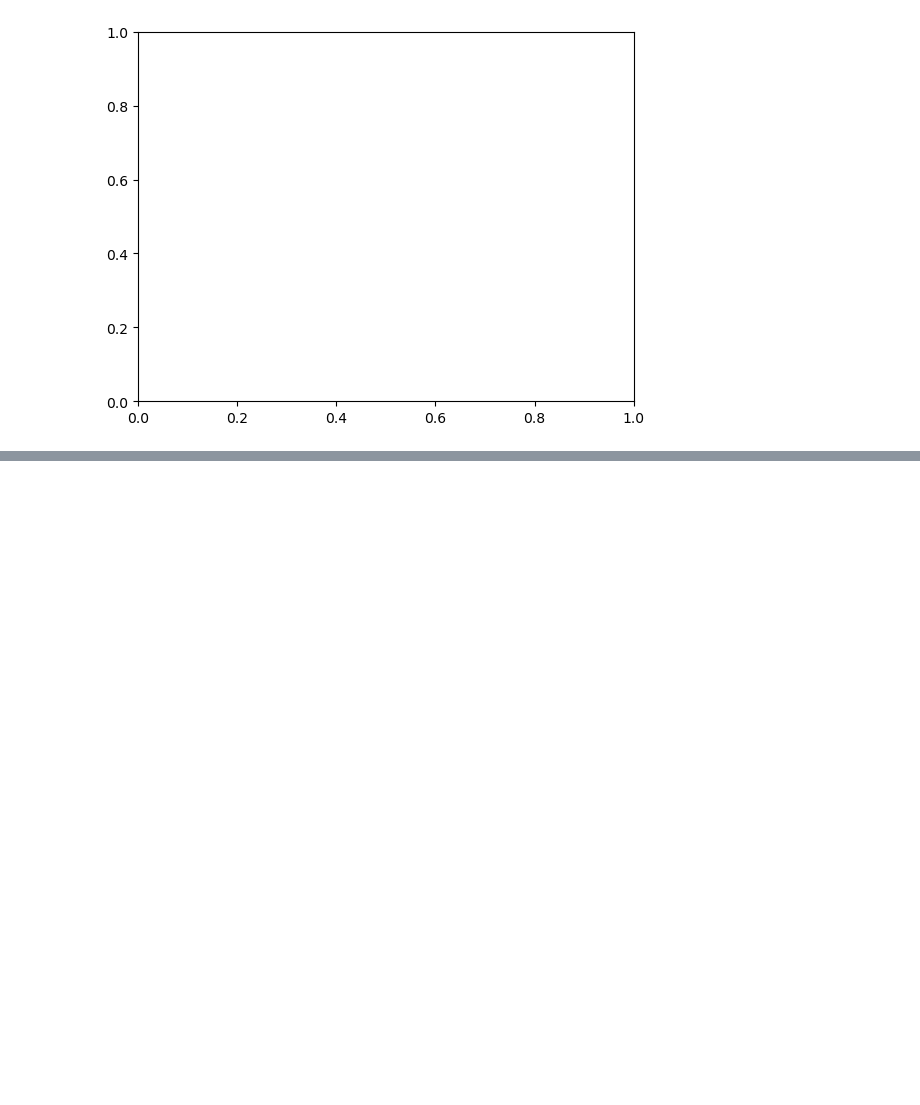
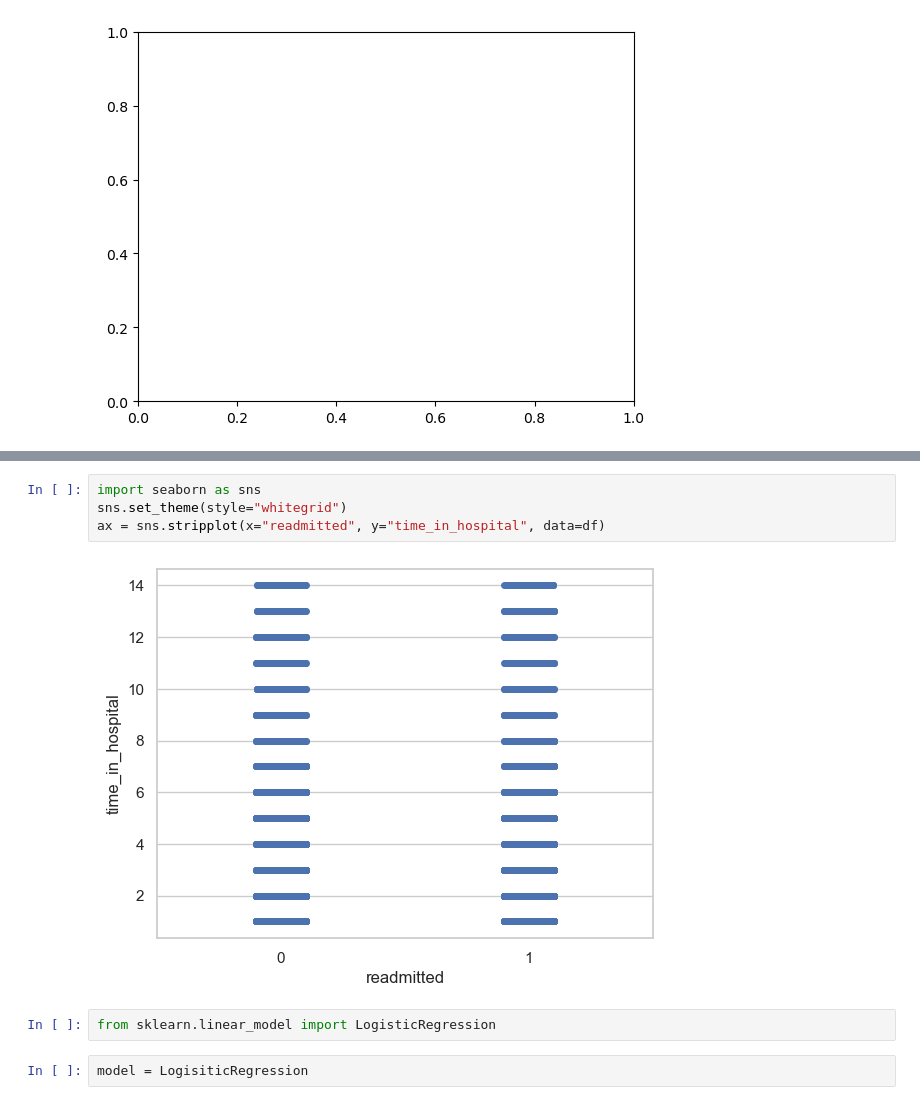
Before and after one commit to mrrkdas/Healthcare-Analytics-Predicting-Patient-Readmission, a Jupyter notebook: Data Exploration.ipynb, the cells around one changed output, grey strips where cells are left out. Saved outputs shown, nothing was run; the diff lists cells and outputs as text; blank space fills up the shorter version.

```diff
--- a/Data Exploration.ipynb
+++ b/Data Exploration.ipynb
@@ -61,0 +90,10 @@ ValueError: x, y, and format string must not be None
+# %%
+import seaborn as sns
+sns.set_theme(style="whitegrid")
+ax = sns.stripplot(x="readmitted", y="time_in_hospital", data=df)
+# %% [output]
+[figure, added]
+# %%
+from sklearn.linear_model import LogisticRegression
+# %%
+model = LogisiticRegression
```
Also changed, not shown: parts of 3 cells of this notebook.
